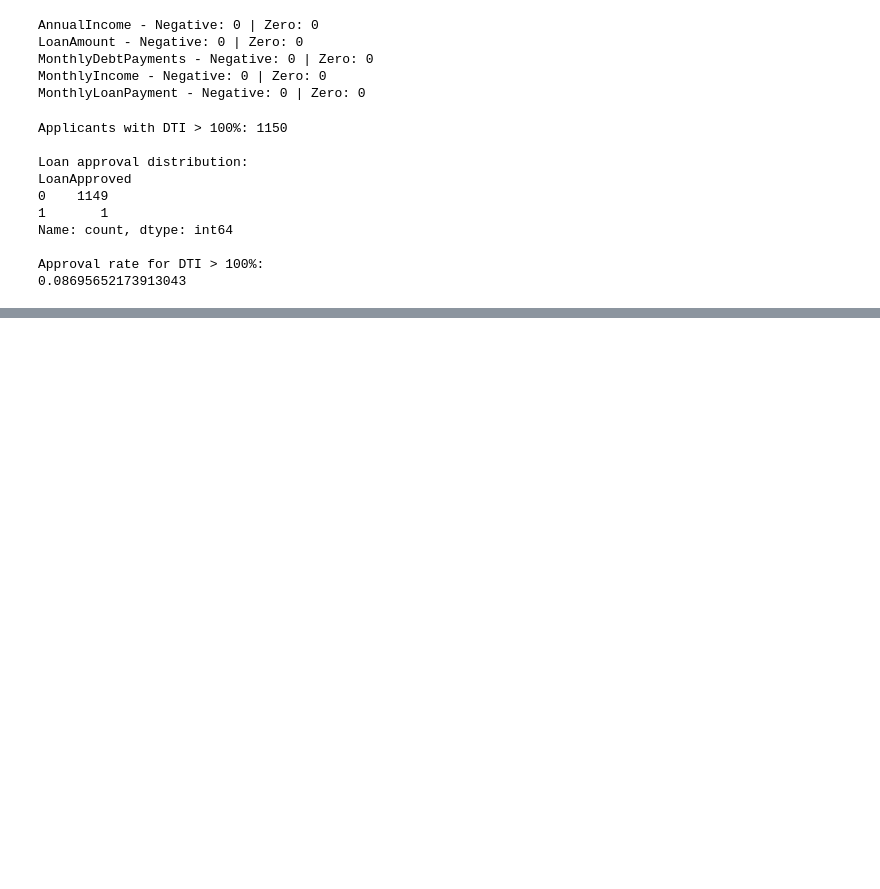
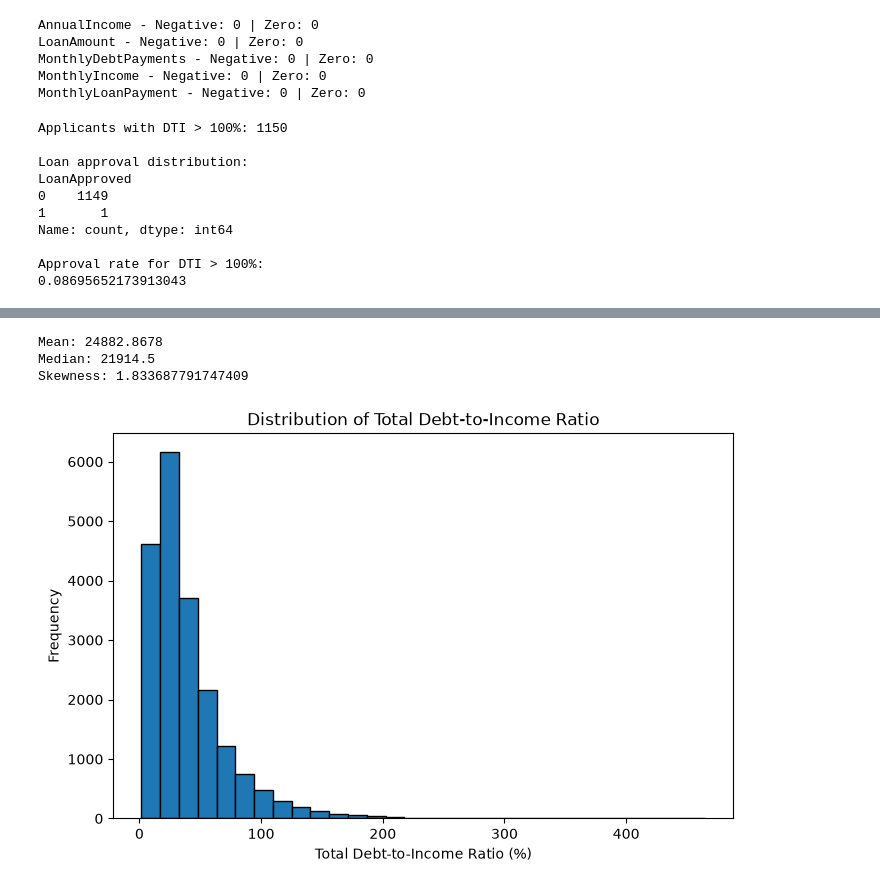
Before and after one commit to abilash3232-byte/CMP7005-PROGRAMMING-FOR-DATA-ANALYSIS, a Jupyter notebook: notebooks/CMP7005_PRAC.ipynb, the cells around one changed output, grey strips where cells are left out. Drawn from its saved outputs; the diff is of its cells as text; code cells hidden in the pictures; blank space fills up the shorter version.

```diff
--- a/notebooks/CMP7005_PRAC.ipynb
+++ b/notebooks/CMP7005_PRAC.ipynb
@@ -1458,0 +1670,24 @@ Approval rate for DTI > 100%:
+# %%
+print("Mean:", cleaned_df["LoanAmount"].mean())
+print("Median:", cleaned_df["LoanAmount"].median())
+print("Skewness:", cleaned_df["LoanAmount"].skew())
+# %% [output]
+Mean: 24882.8678
+Median: 21914.5
+Skewness: 1.833687791747409
+# %%
+plt.figure(figsize=(8, 5))
+
+plt.hist(
+    cleaned_df["TotalDebtToIncomeRatio"],
+    bins=30,
+    edgecolor="black"
+)
+
+plt.title("Distribution of Total Debt-to-Income Ratio")
+plt.xlabel("Total Debt-to-Income Ratio (%)")
+plt.ylabel("Frequency")
+
+plt.show()
+# %% [output]
+[figure, added]
```
Also changed, not shown: parts of 33 cells of this notebook.
